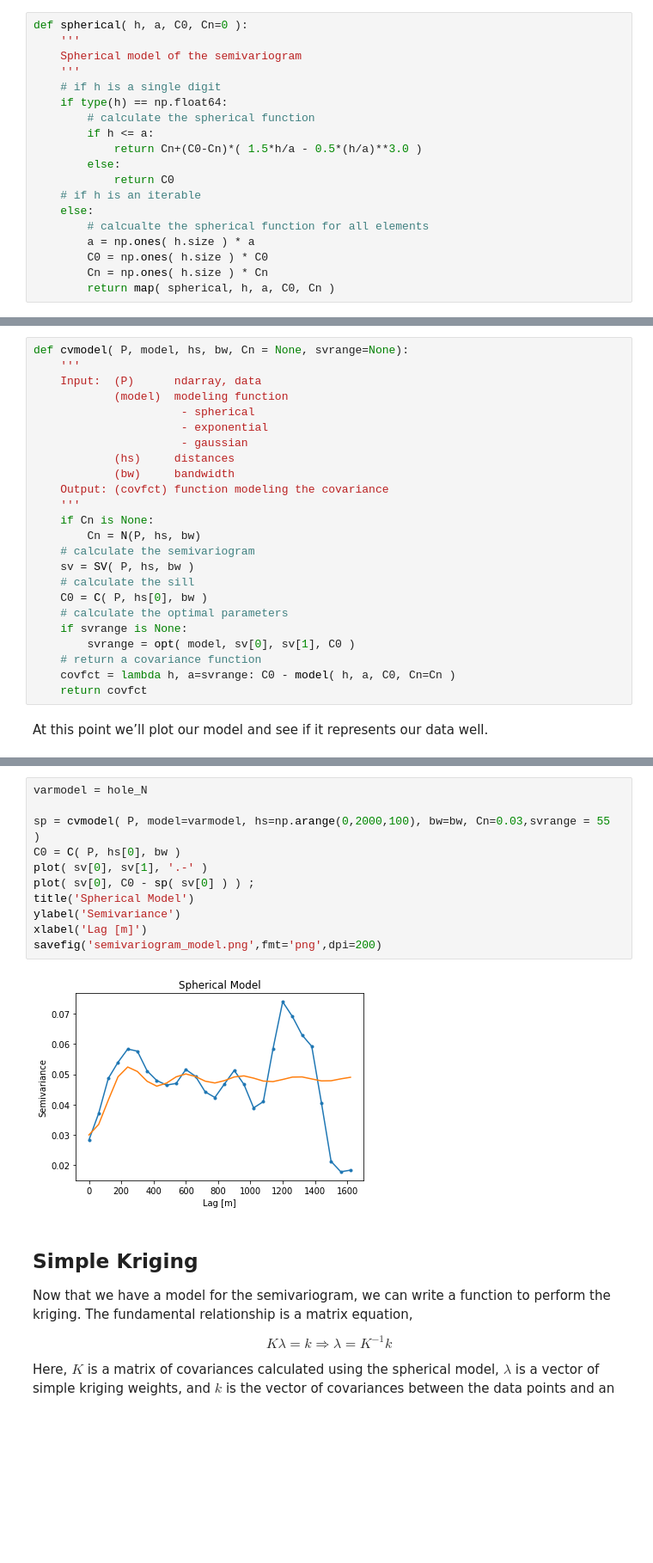
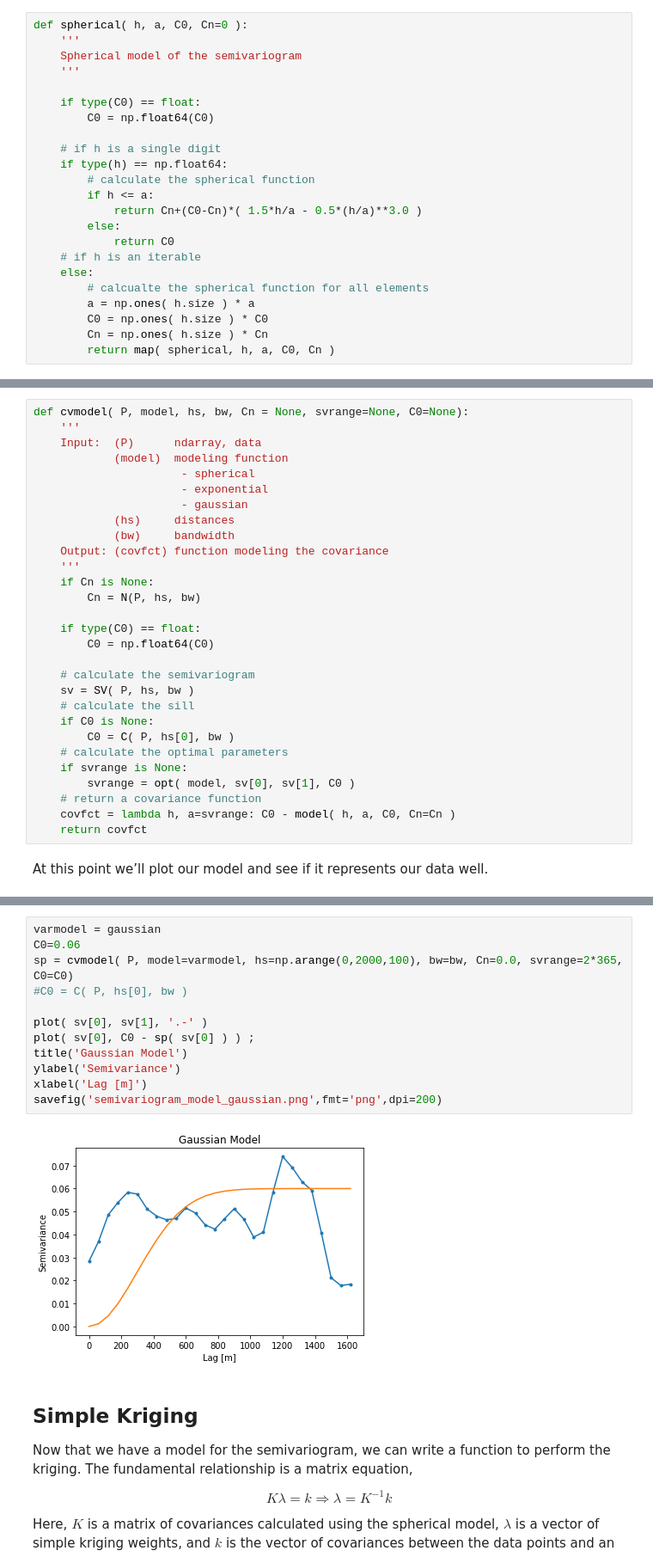
Before and after one commit to red5alex/kriglab, a Jupyter notebook: Simple_Kriging-1D-Temporal.ipynb, the cells around one changed output, grey strips where cells are left out. Shown at 86% size. Saved outputs shown, nothing was run; the diff lists cells and outputs as text; blank space fills up the shorter version.

Commit message:
added identity matrix for measurement error and fixing problem with gaussian and hole_N model

```diff
--- a/Simple_Kriging-1D-Temporal.ipynb
+++ b/Simple_Kriging-1D-Temporal.ipynb
@@ -172,6 +172,10 @@ def spherical( h, a, C0, Cn=0 ):
     '''
     Spherical model of the semivariogram
     '''
+
+    if type(C0) == float:
+        C0 = np.float64(C0)
+
     # if h is a single digit
     if type(h) == np.float64:
         # calculate the spherical function
@@ -219,7 +223,7 @@ def hole_N (h, C0, a, Cn=0):
 # %% [markdown]
 Next, cvmodel() fits a model to the semivariogram data and returns a covariance method named covfct().
 # %%
-def cvmodel( P, model, hs, bw, Cn = None, svrange=None):
+def cvmodel( P, model, hs, bw, Cn = None, svrange=None, C0=None):
     '''
     Input:  (P)      ndarray, data
             (model)  modeling function
@@ -232,10 +236,15 @@ def cvmodel( P, model, hs, bw, Cn = None, svrange=None):
     '''
     if Cn is None:
         Cn = N(P, hs, bw)
+
+    if type(C0) == float:
+        C0 = np.float64(C0)
+
     # calculate the semivariogram
     sv = SV( P, hs, bw )
     # calculate the sill
-    C0 = C( P, hs[0], bw )
+    if C0 is None:
+        C0 = C( P, hs[0], bw )
     # calculate the optimal parameters
     if svrange is None:
         svrange = opt( model, sv[0], sv[1], C0 )
@@ -247,16 +273,17 @@ At this point we’ll plot our model and see if it represents our data well.
 # %%
-varmodel = hole_N
+varmodel = gaussian
+C0=0.06
+sp = cvmodel( P, model=varmodel, hs=np.arange(0,2000,100), bw=bw, Cn=0.0, svrange=2*365, C0=C0)
+#C0 = C( P, hs[0], bw )
 
-sp = cvmodel( P, model=varmodel, hs=np.arange(0,2000,100), bw=bw, Cn=0.03,svrange = 55  )
-C0 = C( P, hs[0], bw )
 plot( sv[0], sv[1], '.-' )
 plot( sv[0], C0 - sp( sv[0] ) ) ;
-title('Spherical Model')
+title('Gaussian Model')
 ylabel('Semivariance')
 xlabel('Lag [m]')
-savefig('semivariogram_model.png',fmt='png',dpi=200)
+savefig('semivariogram_model_gaussian.png',fmt='png',dpi=200)
 # %% [output]
-[figure, old version]
+[figure, new version]
 # %% [markdown]
 ## Simple Kriging
 
```
Also changed, not shown: parts of 5 cells of this notebook.
